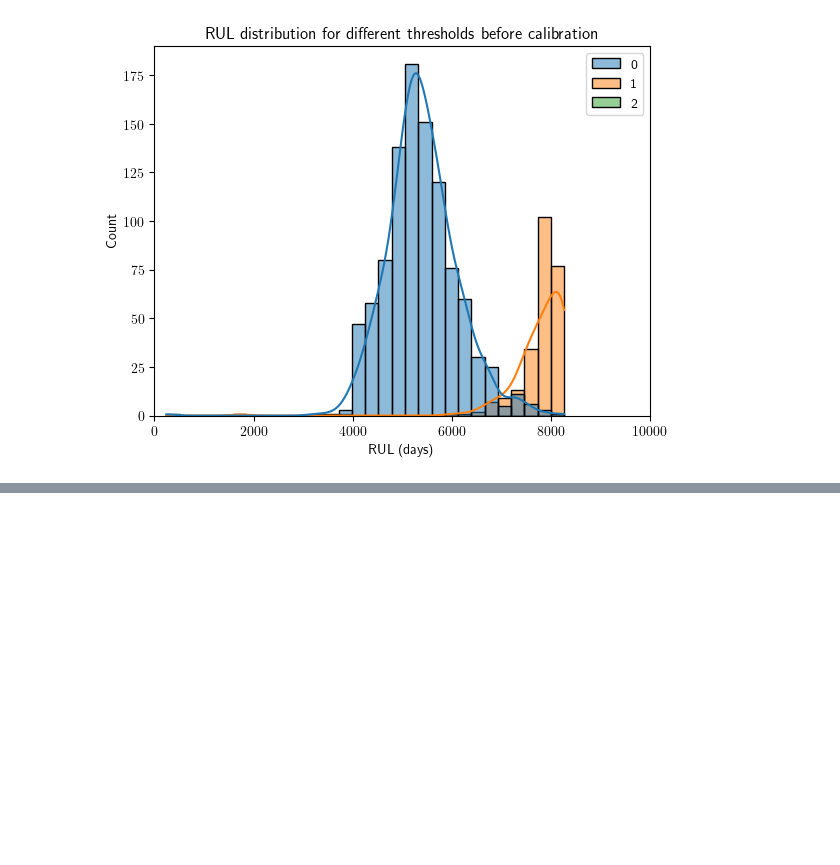
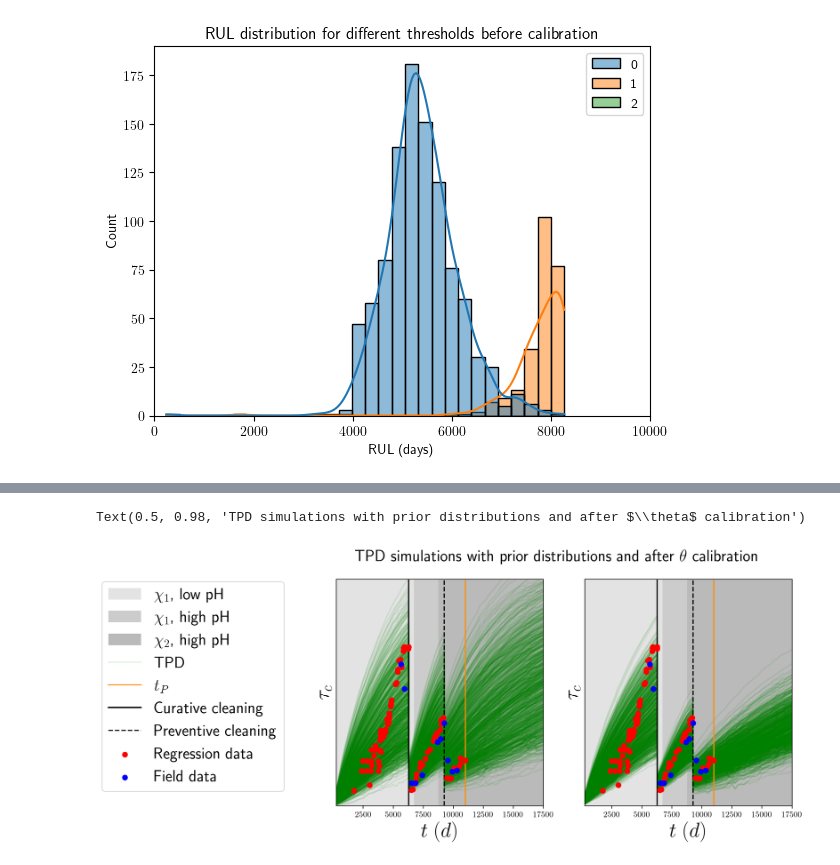
Before and after one commit to EdgarJaber/bayes-calibration-for-prognostics, a Jupyter notebook: rul_analysis.ipynb, the cells around one changed output, grey strips where cells are left out. Cells and saved outputs as stored; diff of their text form; code cells hidden in the pictures; blank space fills up the shorter version.

```diff
--- a/rul_analysis.ipynb
+++ b/rul_analysis.ipynb
@@ -159,0 +290,46 @@ Text(0.5, 1.0, 'RUL distribution for different thresholds before calibration')
+# %%
+sample_1, sample_2, sample_3 = sample.copy(), sample.copy(), sample.copy()
+sample_1[:, 6] = sample_gp[:, 0]
+sample_2[:, 6] = sample_gp[:, 1]
+sample_3[:, 6] = sample_gp[:, 2]
+# %%
+y_1 = np.asarray(VPCE.predict(sample_1))
+y_2 = np.asarray(VPCE.predict(sample_2))
+y_3 = np.asarray(VPCE.predict(sample_3))
+# %%
+nc1 = np.where((SIMULATION_TIME*24).astype(int) == 150792)[0][0]
+nc2 = np.where((SIMULATION_TIME*24).astype(int) == 221928)[0][0]
+# %%
+y_new = np.concatenate((y_1[:,:nc1+1], np.concatenate((y_2[:,nc1+1:nc2+1], y_3[:,nc2+1:]), axis=1)), axis=1)
+# %%
+fig, axs = plt.subplots(1,2, figsize=(10,5))
+
+axs[0] = plot_tpd(axs[0], input_dic, y, SIMULATION_TIME, 'TPD')
+axs[1] = plot_tpd(axs[1], input_dic, y_new, SIMULATION_TIME, 'TPD')
+
+for i in range(3):
+    if i == 0:
+        axs[0].scatter(data[i][0][:, 0], data[i][0][:, 1], color='red', label='Regression data', zorder=10)
+        axs[0].scatter(data[i][1][:, 0], data[i][1][:, 1], color='blue', label='Field data', zorder=10)
+        axs[1].scatter(data[i][0][:, 0], data[i][0][:, 1], color='red', zorder=10)
+        axs[1].scatter(data[i][1][:, 0], data[i][1][:, 1], color='blue', zorder=10)
+    else:
+        axs[0].scatter(data[i][0][:, 0], data[i][0][:, 1], color='red',  zorder=10)
+        axs[0].scatter(data[i][1][:, 0], data[i][1][:, 1], color='blue', zorder=10)
+        axs[1].scatter(data[i][0][:, 0], data[i][0][:, 1], color='red', zorder=10)
+        axs[1].scatter(data[i][1][:, 0], data[i][1][:, 1], color='blue', zorder=10)
+
+axs[0].grid(False)
+axs[1].grid(False)
+
+axs[0].set_yticks([])
+axs[1].set_yticks([])
+
+lines_labels = [axs[0].get_legend_handles_labels()]
+lines, labels = [sum(lol, []) for lol in zip(*lines_labels)]
+fig.legend(lines, labels, bbox_to_anchor=(0.05,0.9), fontsize=20)
+
+fig.suptitle(r'TPD simulations with prior distributions and after $\theta$ calibration', fontsize=20)
+# %% [output]
+Text(0.5, 0.98, 'TPD simulations with prior distributions and after $\\theta$ calibration')
+[figure, added]
```
Also changed, not shown: parts of 12 cells of this notebook, 25 other files.
